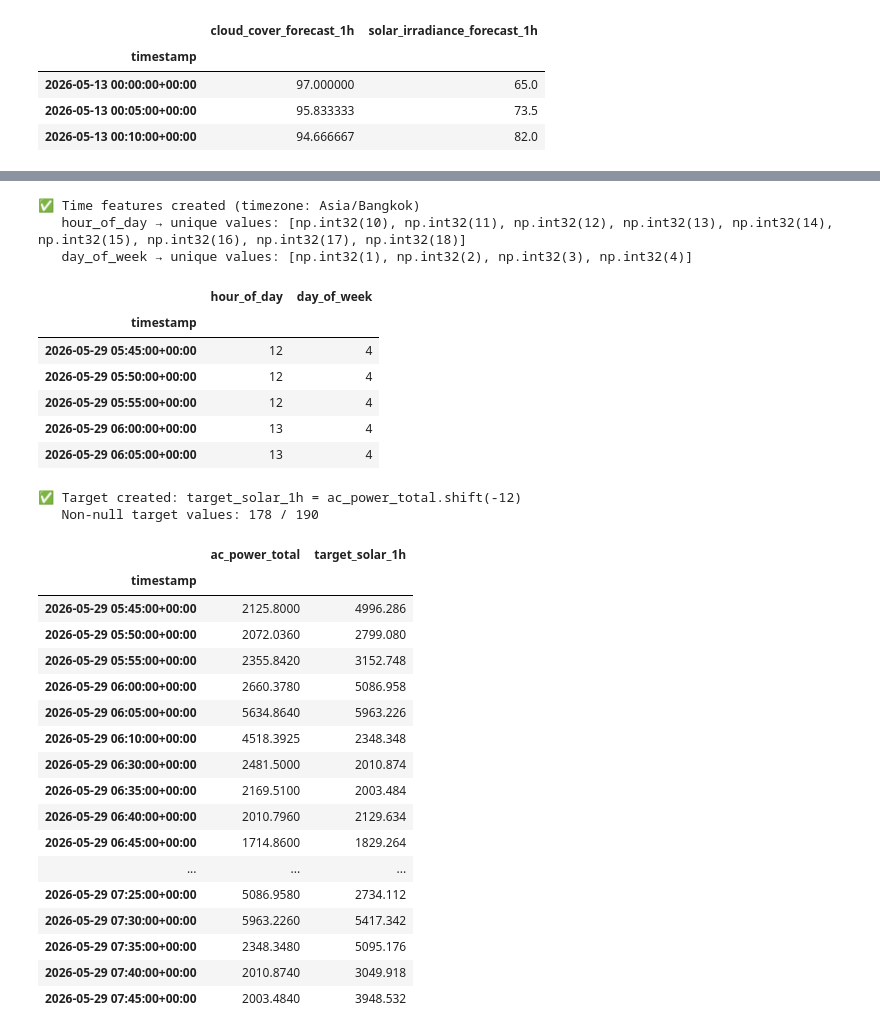
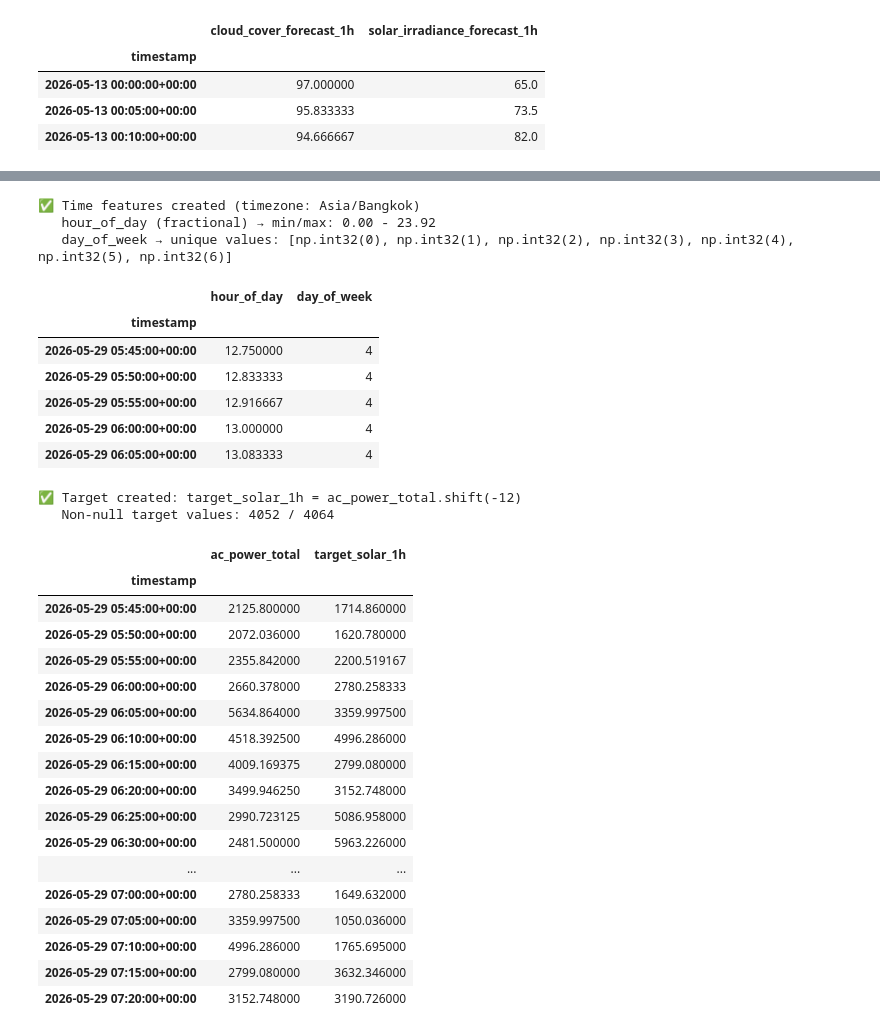
Before and after one commit to arkarOnHub/my_n8n, a Jupyter notebook: essco-ai/solar_inverter.ipynb, the cells around one changed output, grey strips where cells are left out. Drawn from its saved outputs; the diff is of its cells as text; code cells hidden in the pictures.

```diff
--- a/essco-ai/solar_inverter.ipynb
+++ b/essco-ai/solar_inverter.ipynb
@@ -17,11 +17,17 @@ import requests
 import lightgbm as lgb
 import matplotlib.pyplot as plt
 import matplotlib.dates as mdates
-import dotenv
+from dotenv import load_dotenv
 import os
+import ssl
+import certifi
 
 from influxdb_client import InfluxDBClient
 from sklearn.metrics import mean_absolute_error, root_mean_squared_error
+
+load_dotenv()
+# 1. Create a clean SSL context using certifi's bundle
+ssl_context = ssl.create_default_context(cafile=certifi.where())
 
 # ── InfluxDB connection settings ──────────────────────────────
 INFLUX_URL   = "https://influx.htetarkar.online"
@@ -29,7 +35,7 @@ INFLUX_TOKEN = os.getenv("influxdb_token")  # ← fill in your token
 INFLUX_ORG   = "essco"
 INFLUX_BUCKET = "essco_energy_data"
 
-client    = InfluxDBClient(url=INFLUX_URL, token=INFLUX_TOKEN, org=INFLUX_ORG)
+client    = InfluxDBClient(url=INFLUX_URL, token=INFLUX_TOKEN, org=INFLUX_ORG, ssl_context=ssl_context)
 query_api = client.query_api()
 
 print("✅ InfluxDB client initialised")
@@ -202,7 +220,7 @@ def to_utc_index(df: pd.DataFrame, ts_col: str = "timestamp") -> pd.DataFrame:
 
 # ── 1. Inverter — 5-min mean ───────────────────────────────────
 df_inverter = to_utc_index(df_inverter)
-df_inverter = df_inverter.resample("5min").mean()
+df_inverter = df_inverter.resample("5min").mean().interpolate(method="time")
 print(f"✅ df_inverter  resampled → {df_inverter.shape}")
 
 # ── 2. Weather — 5-min mean + time interpolation ──────────────
@@ -331,30 +349,30 @@ df[["ac_power_total", "rolling_mean_6", "rolling_std_6"]].head(10)
 # %%
 # ─────────────────────────────────────────────────────────────
 # CELL 10 — Create Time Features (Asia/Bangkok)
 # ─────────────────────────────────────────────────────────────
 
 LOCAL_TZ = "Asia/Bangkok"
 
 local_index = df.index.tz_convert(LOCAL_TZ)
 
-df["hour_of_day"] = local_index.hour
+df["hour_of_day"] = local_index.hour + local_index.minute / 60.0
 df["day_of_week"] = local_index.dayofweek   # Monday=0, Sunday=6
 
 print(f"✅ Time features created (timezone: {LOCAL_TZ})")
-print(f"   hour_of_day → unique values: {sorted(df['hour_of_day'].unique())}")
+print(f"   hour_of_day (fractional) → min/max: {df['hour_of_day'].min():.2f} - {df['hour_of_day'].max():.2f}")
 print(f"   day_of_week → unique values: {sorted(df['day_of_week'].unique())}")
 df[["hour_of_day", "day_of_week"]].head(5)
 # %% [output]
 ✅ Time features created (timezone: Asia/Bangkok)
-   hour_of_day → unique values: [np.int32(10), np.int32(11), np.int32(12), np.int32(13), np.int32(14), np.int32(15), np.int32(16), np.int32(17), np.int32(18)]
-   day_of_week → unique values: [np.int32(1), np.int32(2), np.int32(3), np.int32(4)]
+   hour_of_day (fractional) → min/max: 0.00 - 23.92
+   day_of_week → unique values: [np.int32(0), np.int32(1), np.int32(2), np.int32(3), np.int32(4), np.int32(5), np.int32(6)]
 |  | hour_of_day | day_of_week |
 | timestamp |  |  |
-| 2026-05-29 05:45:00+00:00 | 12 | 4 |
-| 2026-05-29 05:50:00+00:00 | 12 | 4 |
-| 2026-05-29 05:55:00+00:00 | 12 | 4 |
-| 2026-05-29 06:00:00+00:00 | 13 | 4 |
-| 2026-05-29 06:05:00+00:00 | 13 | 4 |
+| 2026-05-29 05:45:00+00:00 | 12.750000 | 4 |
+| 2026-05-29 05:50:00+00:00 | 12.833333 | 4 |
+| 2026-05-29 05:55:00+00:00 | 12.916667 | 4 |
+| 2026-05-29 06:00:00+00:00 | 13.000000 | 4 |
+| 2026-05-29 06:05:00+00:00 | 13.083333 | 4 |
 # %%
 # ─────────────────────────────────────────────────────────────
 # CELL 11 — Create Target Variable
@@ -370,25 +388,25 @@ print(f"   Non-null target values: {df['target_solar_1h'].notna().sum()} / {len(
 df[["ac_power_total", "target_solar_1h"]].head(20)
 # %% [output]
 ✅ Target created: target_solar_1h = ac_power_total.shift(-12)
-   Non-null target values: 178 / 190
+   Non-null target values: 4052 / 4064
 |  | ac_power_total | target_solar_1h |
 | timestamp |  |  |
-| 2026-05-29 05:45:00+00:00 | 2125.8000 | 4996.286 |
-| 2026-05-29 05:50:00+00:00 | 2072.0360 | 2799.080 |
-| 2026-05-29 05:55:00+00:00 | 2355.8420 | 3152.748 |
-| 2026-05-29 06:00:00+00:00 | 2660.3780 | 5086.958 |
-| 2026-05-29 06:05:00+00:00 | 5634.8640 | 5963.226 |
-| 2026-05-29 06:10:00+00:00 | 4518.3925 | 2348.348 |
-| 2026-05-29 06:30:00+00:00 | 2481.5000 | 2010.874 |
-| 2026-05-29 06:35:00+00:00 | 2169.5100 | 2003.484 |
-| 2026-05-29 06:40:00+00:00 | 2010.7960 | 2129.634 |
-| 2026-05-29 06:45:00+00:00 | 1714.8600 | 1829.264 |
+| 2026-05-29 05:45:00+00:00 | 2125.800000 | 1714.860000 |
+| 2026-05-29 05:50:00+00:00 | 2072.036000 | 1620.780000 |
+| 2026-05-29 05:55:00+00:00 | 2355.842000 | 2200.519167 |
+| 2026-05-29 06:00:00+00:00 | 2660.378000 | 2780.258333 |
+| 2026-05-29 06:05:00+00:00 | 5634.864000 | 3359.997500 |
+| 2026-05-29 06:10:00+00:00 | 4518.392500 | 4996.286000 |
+| 2026-05-29 06:15:00+00:00 | 4009.169375 | 2799.080000 |
+| 2026-05-29 06:20:00+00:00 | 3499.946250 | 3152.748000 |
+| 2026-05-29 06:25:00+00:00 | 2990.723125 | 5086.958000 |
+| 2026-05-29 06:30:00+00:00 | 2481.500000 | 5963.226000 |
 | ... | ... | ... |
-| 2026-05-29 07:25:00+00:00 | 5086.9580 | 2734.112 |
-| 2026-05-29 07:30:00+00:00 | 5963.2260 | 5417.342 |
-| 2026-05-29 07:35:00+00:00 | 2348.3480 | 5095.176 |
-| 2026-05-29 07:40:00+00:00 | 2010.8740 | 3049.918 |
-| 2026-05-29 07:45:00+00:00 | 2003.4840 | 3948.532 |
+| 2026-05-29 07:00:00+00:00 | 2780.258333 | 1649.632000 |
+| 2026-05-29 07:05:00+00:00 | 3359.997500 | 1050.036000 |
+| 2026-05-29 07:10:00+00:00 | 4996.286000 | 1765.695000 |
+| 2026-05-29 07:15:00+00:00 | 2799.080000 | 3632.346000 |
+| 2026-05-29 07:20:00+00:00 | 3152.748000 | 3190.726000 |
 # %%
 # ─────────────────────────────────────────────────────────────
 # CELL 12 — Remove NaN Rows
```
Also changed, not shown: parts of 13 cells of this notebook.
